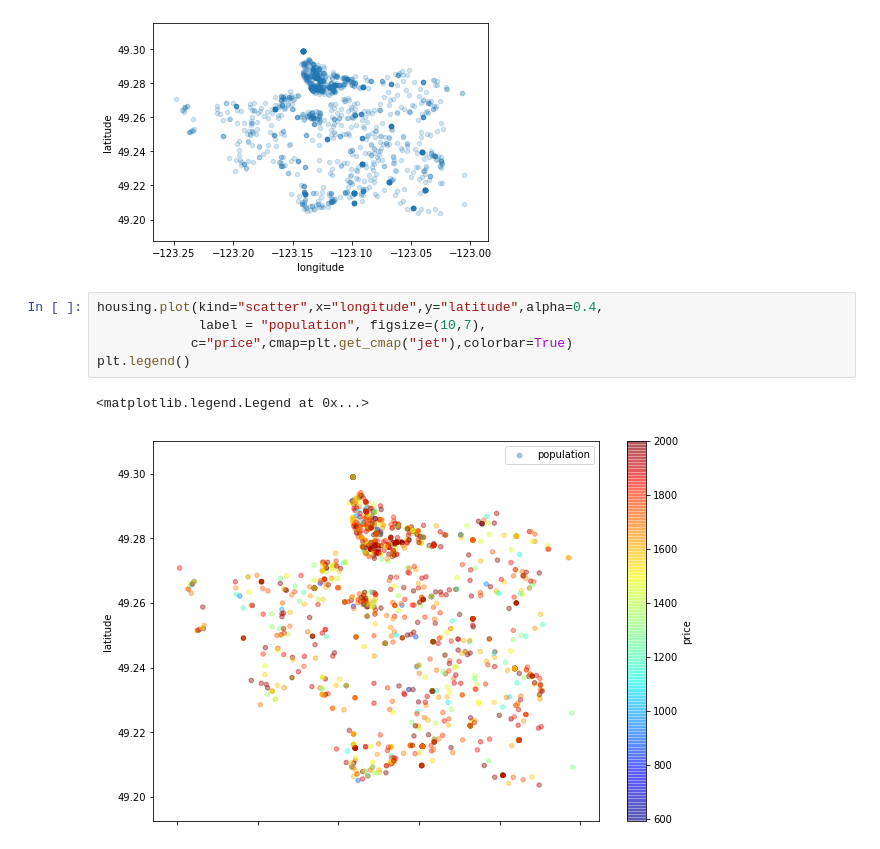
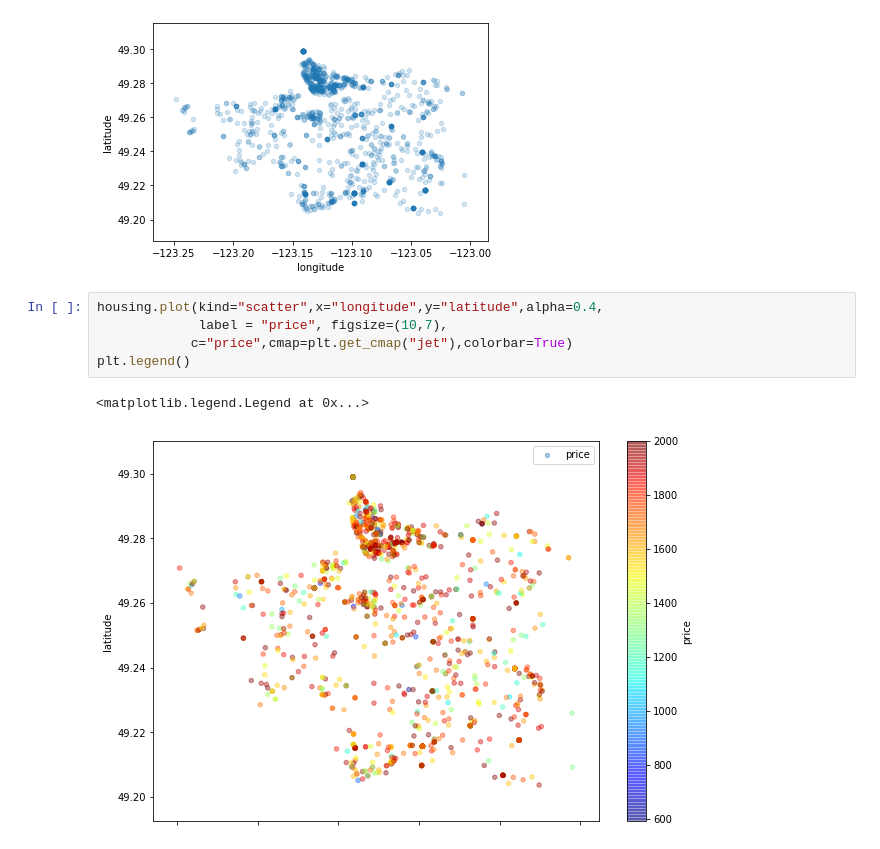
Before and after one commit to Paul-M-K/Craigslist_ML_project, a Jupyter notebook: Housing.ipynb, the cells around one changed output. Cells and saved outputs as stored; diff of their text form.

```diff
--- a/Housing.ipynb
+++ b/Housing.ipynb
@@ -195,9 +195,9 @@ housing.plot(kind="scatter",x="longitude",y="latitude", alpha=0.2)
 [figure]
 # %%
 housing.plot(kind="scatter",x="longitude",y="latitude",alpha=0.4,
-             label = "population", figsize=(10,7),
+             label = "price", figsize=(10,7),
             c="price",cmap=plt.get_cmap("jet"),colorbar=True)
 plt.legend()
 # %% [output]
 <matplotlib.legend.Legend at 0x...>
-[figure, old version]
+[figure, new version]
```
Also changed, not shown: parts of 4 cells of this notebook.
